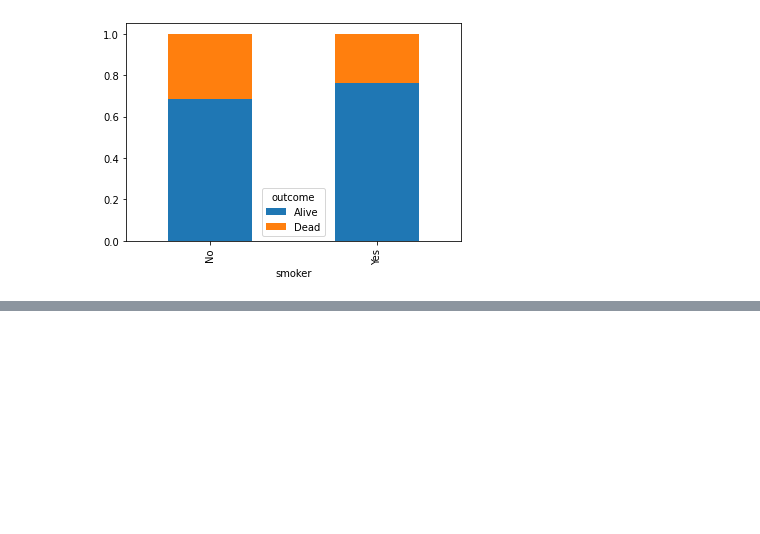
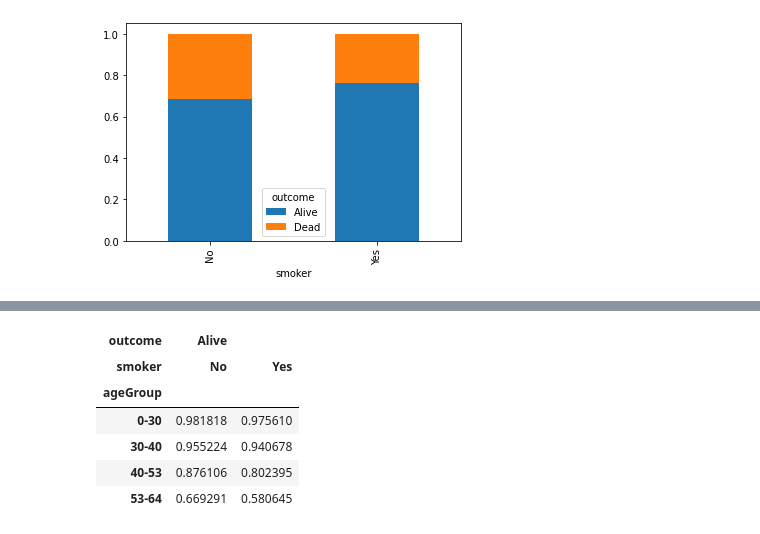
Before and after one commit to jaimeisaac2020/Python-analsisis-basicos, a Jupyter notebook: graficas_categoricas_Python_1.ipynb, the cells around one changed output, grey strips where cells are left out. Cells and saved outputs as stored; diff of their text form; code cells hidden in the pictures; blank space fills up the shorter version.

```diff
--- a/graficas_categoricas_Python_1.ipynb
+++ b/graficas_categoricas_Python_1.ipynb
@@ -126,0 +137,11 @@ bysmoker.unstack().plot(kind='bar',stacked=True)
+# %%
+
+byage.unstack().drop("Dead",axis=1).unstack()
+# %% [output]
+| outcome | Alive |  |
+| smoker | No | Yes |
+| ageGroup |  |  |
+| 0-30 | 0.981818 | 0.975610 |
+| 30-40 | 0.955224 | 0.940678 |
+| 40-53 | 0.876106 | 0.802395 |
+| 53-64 | 0.669291 | 0.580645 |
```
Also changed, not shown: parts of 5 cells of this notebook.
